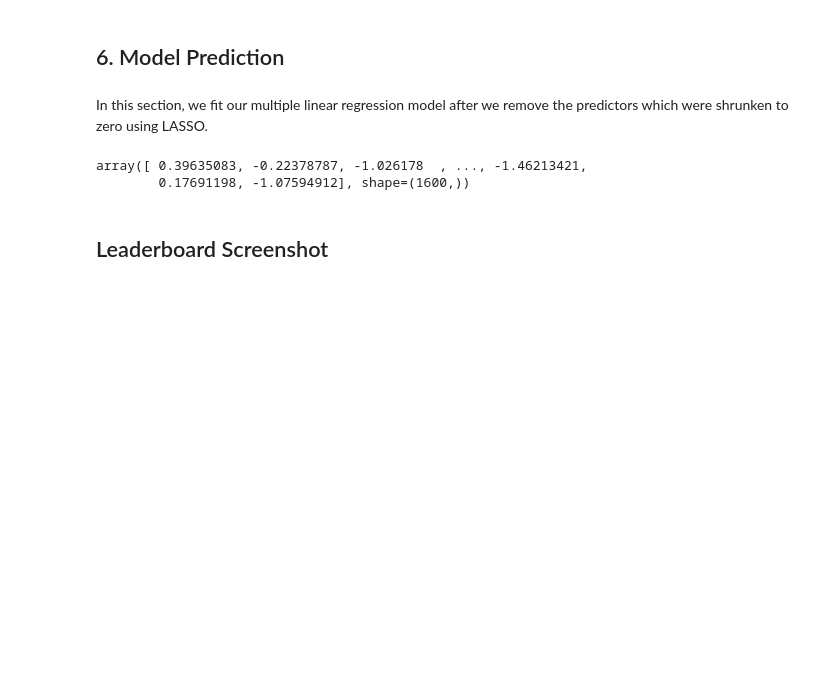
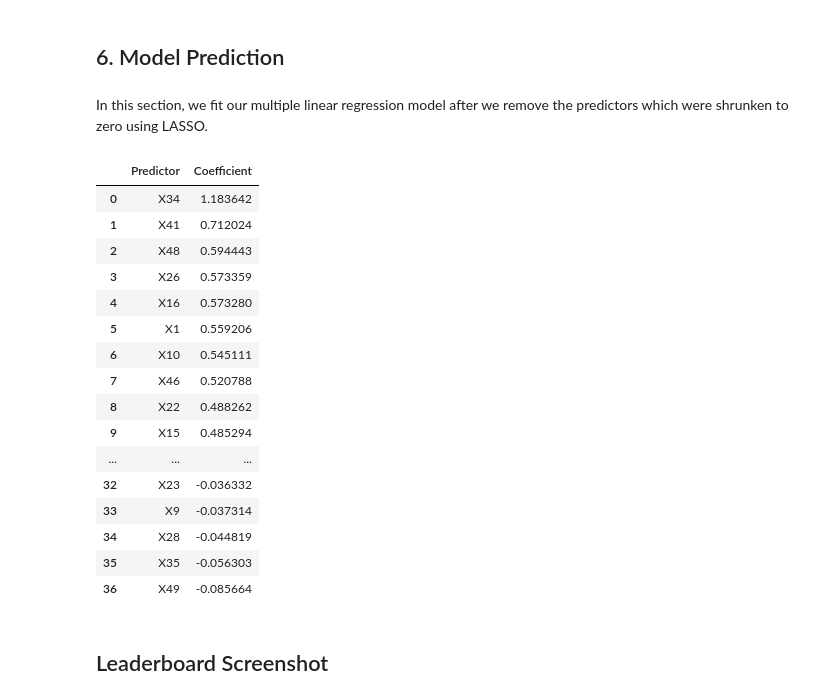
Before and after one commit to joshcpld/ada, a Jupyter notebook: Assignment 2/kc/assignment02_group9.ipynb, the cells around one changed output. Drawn from its saved outputs; the diff is of its cells as text; code cells hidden in the pictures; blank space fills up the shorter version.

```diff
--- a/Assignment 2/kc/assignment02_group9.ipynb
+++ b/Assignment 2/kc/assignment02_group9.ipynb
@@ -198,23 +198,41 @@ In this section, we fit our multiple linear regression model after we remove the
 # %%
 # Read in the data and remove the predictors that have had their parameter shrunk to zero
 test_df = pd.read_csv('../data/test_data.csv')
 test_X0 = test_df.drop(columns=['ID', 'X2', 'X4', 'X7', 'X8', 'X13', 'X17', 'X24', 'X29', 'X33', 'X42', 'X44', 'X45', 'X50'])
 train_OLS = train_df.drop(columns=['ID', 'Y', 'X2', 'X4', 'X7', 'X8', 'X13', 'X17', 'X24', 'X29', 'X33', 'X42', 'X44', 'X45', 'X50'])
 
 # Fit an OLS model to our training data
 ols_model.fit(train_OLS, y0_train)
 
 # Predict the Y values using the OLS model
 Y_pred = ols_model.predict(test_X0)
 
 # Create the data frame with each ID and the predicted Y value
 test_df['Y_pred'] = Y_pred
 pred_df = test_df[['ID', 'Y_pred']]
 
-# Export predictions to submission file
-submission_ass2 = pd.read_csv('../data/submission.csv')
-submission_ass2['Y'] = pred_df[['Y_pred']].values
-submission_ass2.to_csv("submission_ass2_group9.csv", index=False)
+# Print out the OLS coefficients
+OLS_coef_df = pd.DataFrame({
+    "Predictor": train_OLS.columns,
+    "Coefficient": ols_model.coef_
+})
+
+OLS_coef_df.sort_values(by="Coefficient", ascending=False).reset_index().drop('index', axis=1)
 # %% [output]
-array([ 0.39635083, -0.22378787, -1.026178  , ..., -1.46213421,
-        0.17691198, -1.07594912], shape=(1600,))
+|  | Predictor | Coefficient |
+| 0 | X34 | 1.183642 |
+| 1 | X41 | 0.712024 |
+| 2 | X48 | 0.594443 |
+| 3 | X26 | 0.573359 |
+| 4 | X16 | 0.573280 |
+| 5 | X1 | 0.559206 |
+| 6 | X10 | 0.545111 |
+| 7 | X46 | 0.520788 |
+| 8 | X22 | 0.488262 |
+| 9 | X15 | 0.485294 |
+| ... | ... | ... |
+| 32 | X23 | -0.036332 |
+| 33 | X9 | -0.037314 |
+| 34 | X28 | -0.044819 |
+| 35 | X35 | -0.056303 |
+| 36 | X49 | -0.085664 |
```
Also changed, not shown: parts of 1 cell of this notebook.
